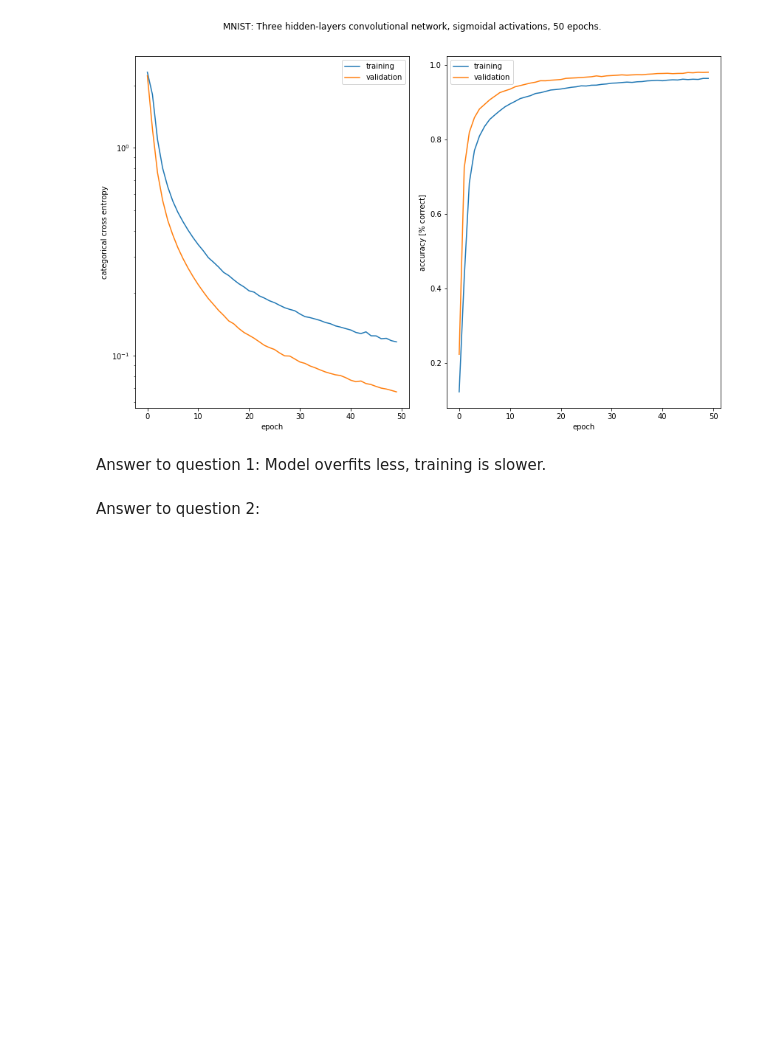
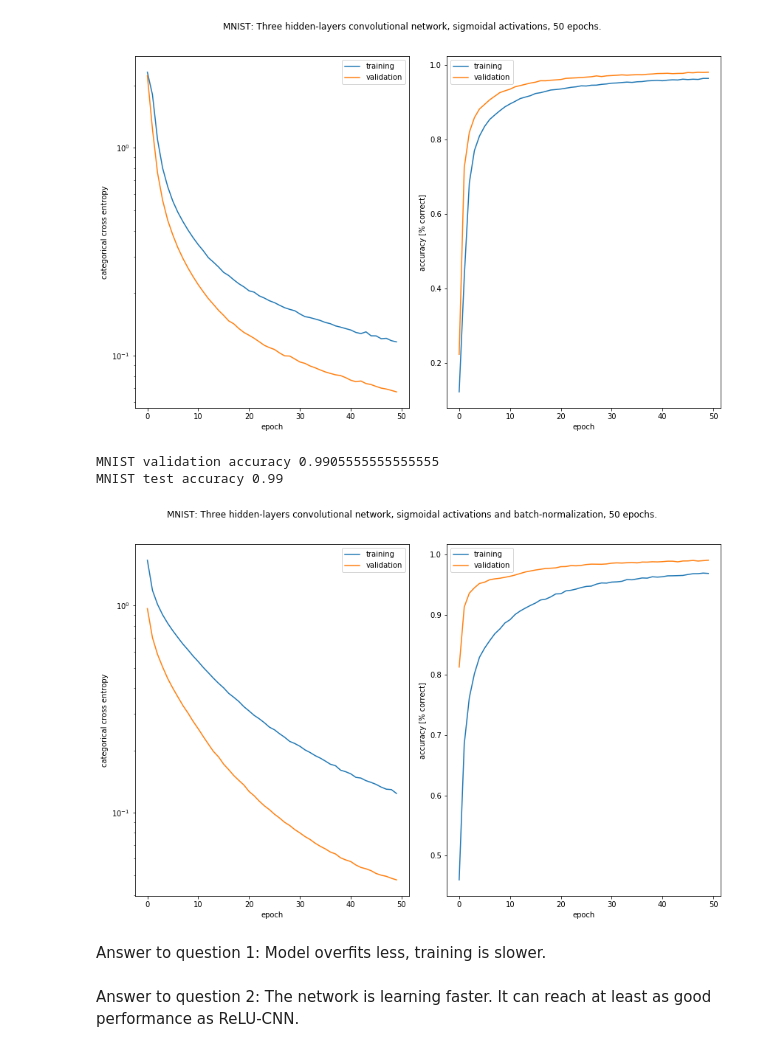
Before and after one commit to MartinStrambach/ANN_projects, a Jupyter notebook: project1.ipynb, the cells around one changed output. Cells and saved outputs as stored; diff of their text form; code cells hidden in the pictures; blank space fills up the shorter version.

Commit message:
Add trained network with batch normalizations.

```diff
--- a/project1.ipynb
+++ b/project1.ipynb
@@ -663,9 +663,9 @@ print("Test accuracy " + str(acc))
 Fashion MNIST validation accuracy 0.9935555555555555
 Test accuracy 0.9047000000000001
 # %%
-history_cnn1b = model_cnn1.fit(x_fashion_train_cnn, y_fashion_train, epochs=2*nb_epochs, batch_size=batch,
+nb_epochs = 100
+history_cnn1b = model_cnn1.fit(x_fashion_train_cnn, y_fashion_train, epochs=nb_epochs, batch_size=batch,
                               validation_split=0.15, verbose=0)
-plot = plot_history_custom(history_cnn1b, "Fashion MNIST: Three hidden-layers convolutional network, relu activations, {} epochs.".format(nb_epochs))
 # %% [output]
 [figure]
 # %%
@@ -759,8 +760,16 @@ model_cnn3.compile(optimizer=adam,
 history_cnn3 = model_cnn3.fit(x_train_cnn, y_train, epochs=nb_epochs, batch_size=128,
                               validation_split=0.15, verbose=0)
 # %%
-plot = plot_history_custom(history_cnn, "MNIST: Three hidden-layers convolutional network, sigmoidal activations and batch-normalization, {} epochs.".format(nb_epochs))
+plot = plot_history_custom(history_cnn3, "MNIST: Three hidden-layers convolutional network, sigmoidal activations and batch-normalization, {} epochs.".format(nb_epochs))
+print("MNIST validation accuracy " + str(history_cnn3.history['val_acc'][-1]))
+yhat_test = model_cnn3.predict(x_test_cnn, batch_size=128)
+acc = 1 - sum(yhat_test.argmax(1) != y_test.argmax(1))/y_test.shape[0]
+print("MNIST test accuracy " + str(acc))
+# %% [output]
+MNIST validation accuracy 0.9905555555555555
+MNIST test accuracy 0.99
+[figure, added]
 # %% [markdown]
 Answer to question 1: Model overfits less, training is slower.
-# %% [markdown]
-Answer to question 2:
+# %% [markdown]
+Answer to question 2: The network is learning faster. It can reach at least as good performance as ReLU-CNN.
```
Also changed, not shown: parts of 3 cells of this notebook.
